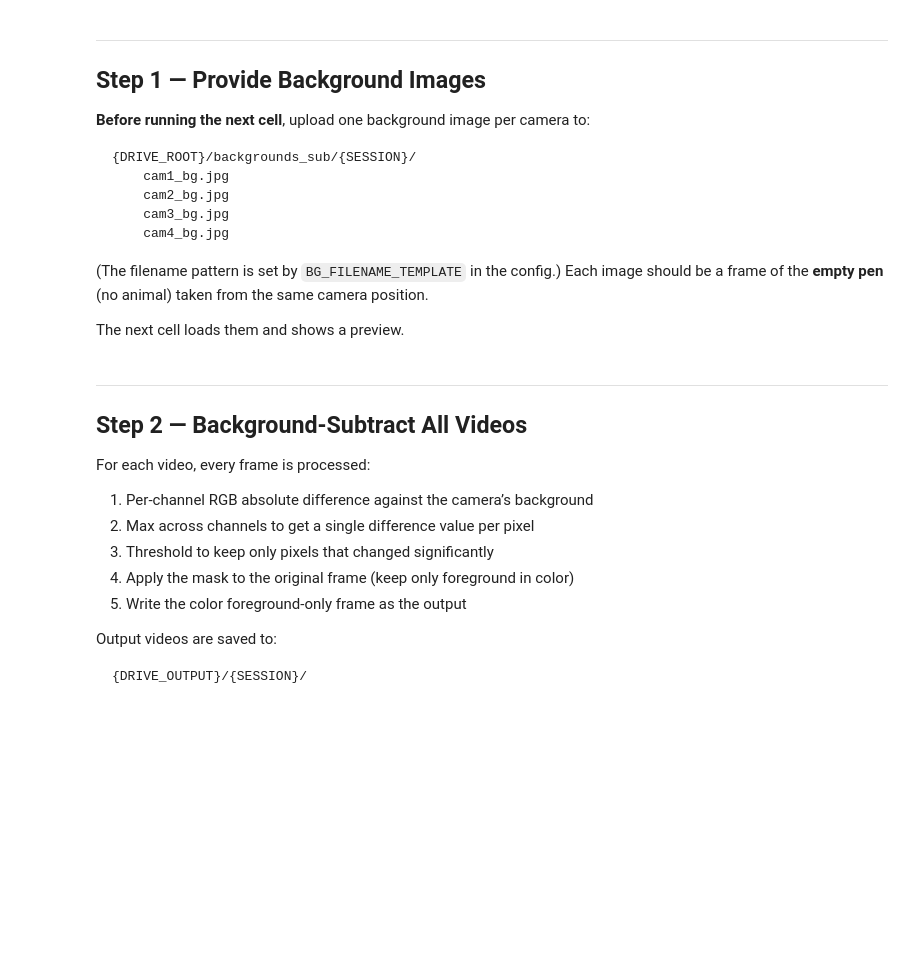
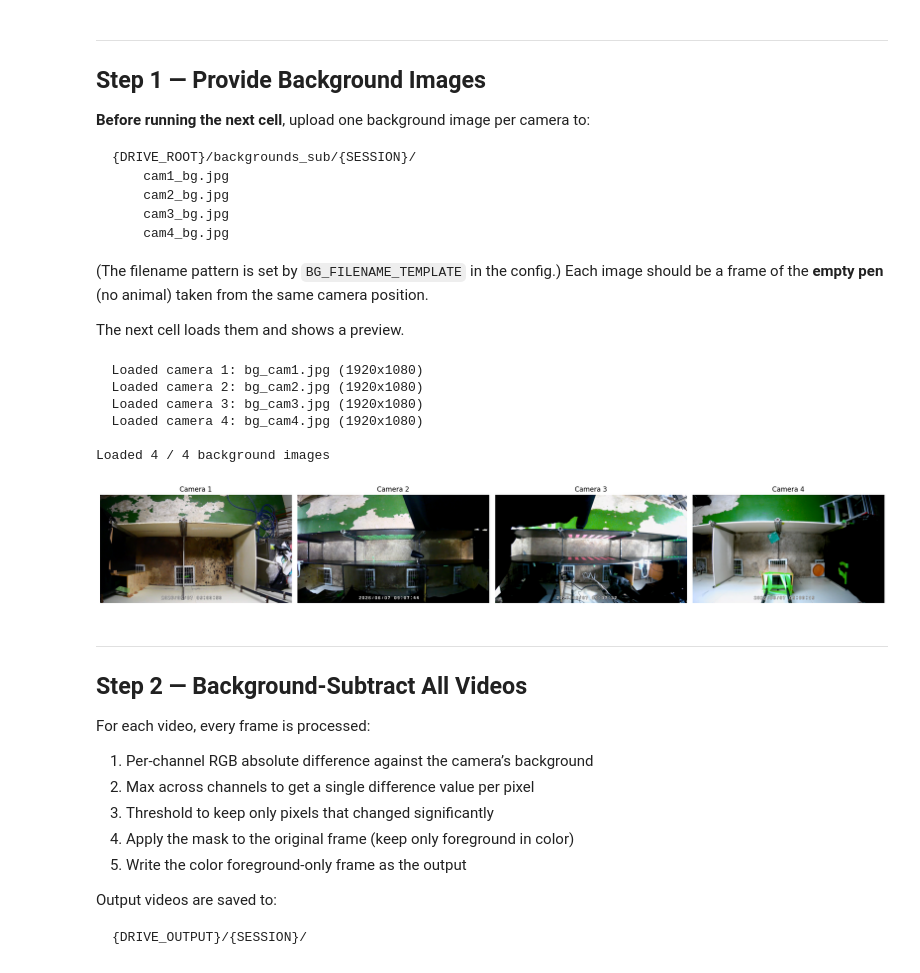
Before and after one commit to kaarthik-balakrishnan/LightningPoseTrack, a Jupyter notebook: notebooks/02d_Background_Subtraction.ipynb, the cells around one changed output. Drawn from its saved outputs; the diff is of its cells as text; code cells hidden in the pictures; blank space fills up the shorter version.

```diff
--- a/notebooks/02d_Background_Subtraction.ipynb
+++ b/notebooks/02d_Background_Subtraction.ipynb
@@ -18,12 +18,14 @@ GITHUB_REPO_URL = "https://github.com/kaarthik-balakrishnan/LightningPoseTrack.g
 GIT_BRANCH = "main"
 
 # Google Drive root -- change this to match your Drive structure
-DRIVE_ROOT = "/content/drive/My Drive/PigBehavior"  # <-- SET THIS
+DRIVE_ROOT = "/content/drive/Shareddrives/3R.Data/1P.SPRIND.Data/POC/Behavior"
+
+OUTPUT_ROOT = "/content/drive/MyDrive/LightningPoseTrack"  # <-- SET THIS
 
 # Paths (change if your folders are at custom locations)
-DRIVE_RAW_VIDEOS = f"{DRIVE_ROOT}/raw_videos"            # Input: session video folders
-DRIVE_BACKGROUNDS = f"{DRIVE_ROOT}/backgrounds_sub"      # Input: user-provided background images
-DRIVE_OUTPUT = f"{DRIVE_ROOT}/background_subtracted"     # Output: subtracted videos
+DRIVE_RAW_VIDEOS = f"{DRIVE_ROOT}/260608.00000009"            # Input: session video folders
+DRIVE_BACKGROUNDS = f"{OUTPUT_ROOT}/260608.00000009/backgrounds_sub"      # Input: user-provided background images
+DRIVE_OUTPUT = f"{OUTPUT_ROOT}/260608.00000009/background_subtracted"     # Output: subtracted videos
 
 # Session to process
 SESSION = "260608.00000009"  # <-- SET THIS to your session folder name
@@ -33,7 +35,7 @@ BG_THRESHOLD = 30       # pixel intensity difference threshold
 OUTPUT_FPS = None        # set to a number to force output framerate (None = same as input)
 
 # Background filenames (one per camera, placed in DRIVE_BACKGROUNDS/{SESSION}/)
-BG_FILENAME_TEMPLATE = "cam{camera}_bg.jpg"  # e.g. cam1_bg.jpg, cam2_bg.jpg
+BG_FILENAME_TEMPLATE = "bg_cam{camera}.jpg"  # e.g. cam1_bg.jpg, cam2_bg.jpg
 # %%
 from google.colab import drive
 drive.mount("/content/drive")
@@ -84,37 +135,45 @@ the same camera position.
 
 The next cell loads them and shows a preview.
 # %%
-bg_dir = Path(DRIVE_BACKGROUNDS) / SESSION
+bg_dir = Path(DRIVE_BACKGROUNDS)
 bg_dir.mkdir(parents=True, exist_ok=True)
 
 cameras_in_session = sorted(df["camera"].unique())
 backgrounds: dict[int, np.ndarray] = {}
 
 for cam in cameras_in_session:
     bg_path = bg_dir / BG_FILENAME_TEMPLATE.format(camera=cam)
     if not bg_path.exists():
         print(f"  MISSING: {bg_path} — upload a background image for camera {cam}")
         continue
     img = cv2.imread(str(bg_path))
     if img is None:
         print(f"  FAILED to load: {bg_path}")
         continue
     backgrounds[cam] = img
     print(f"  Loaded camera {cam}: {bg_path.name} ({img.shape[1]}x{img.shape[0]})")
 
 print(f"\nLoaded {len(backgrounds)} / {len(cameras_in_session)} background images")
 
 # Preview
 if backgrounds:
     fig, axes = plt.subplots(1, len(backgrounds), figsize=(5 * len(backgrounds), 4))
     if len(backgrounds) == 1:
         axes = [axes]
     for ax, (cam, bg) in zip(axes, sorted(backgrounds.items())):
         ax.imshow(cv2.cvtColor(bg, cv2.COLOR_BGR2RGB))
         ax.set_title(f"Camera {cam}")
         ax.axis("off")
     plt.tight_layout()
     plt.show()
+# %% [output]
+  Loaded camera 1: bg_cam1.jpg (1920x1080)
+  Loaded camera 2: bg_cam2.jpg (1920x1080)
+  Loaded camera 3: bg_cam3.jpg (1920x1080)
+  Loaded camera 4: bg_cam4.jpg (1920x1080)
+
+Loaded 4 / 4 background images
+[figure, added]
 # %% [markdown]
 ---
 ## Step 2 — Background-Subtract All Videos
```
Also changed, not shown: parts of 5 cells of this notebook.
